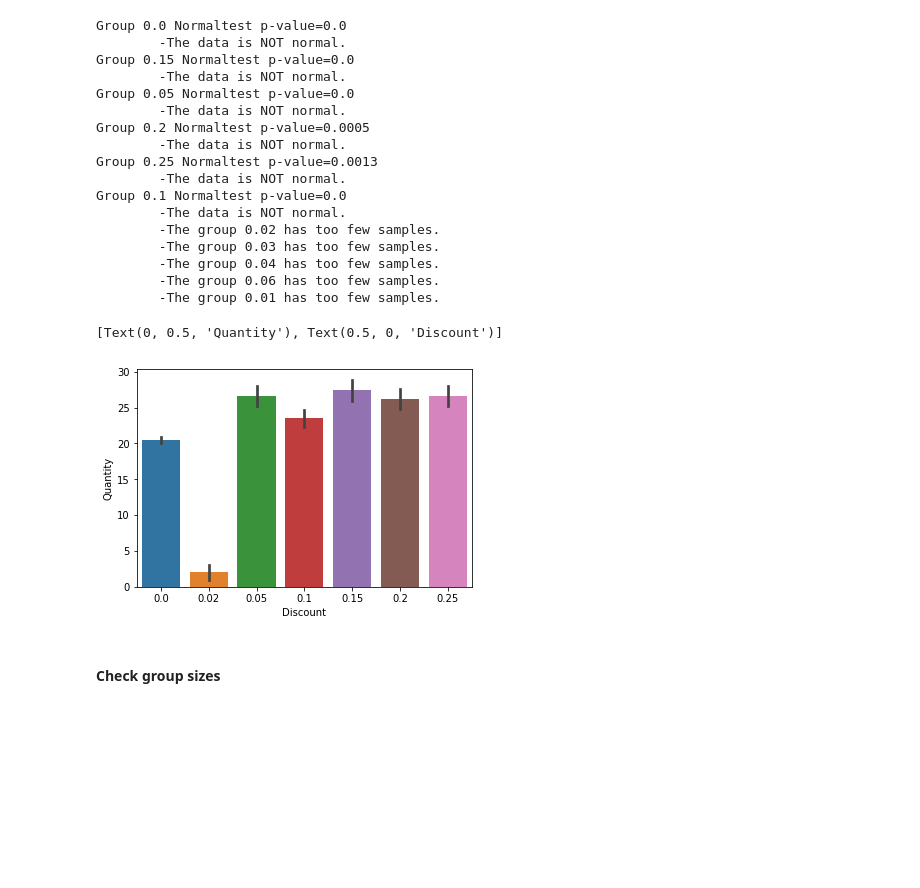
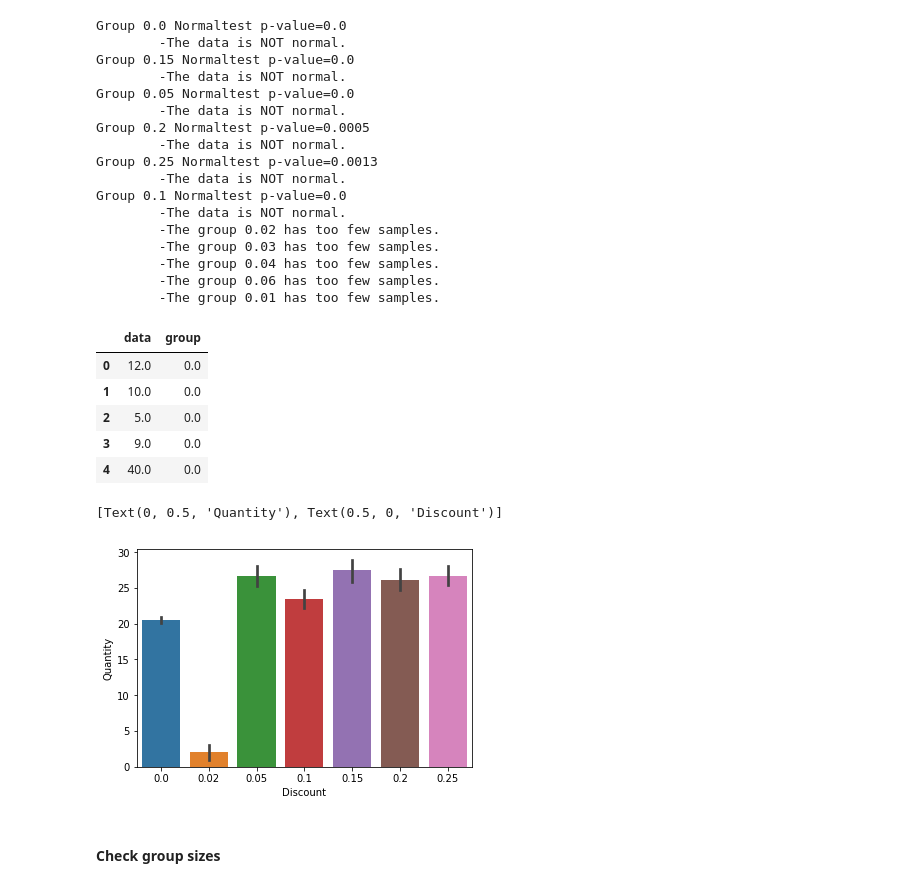
Before and after one commit to Sue-Mir/Module2_Project_Hypothesis_Testing, a Jupyter notebook: Student_Hypothesis_I.ipynb, the cells around one changed output. Drawn from its saved outputs; the diff is of its cells as text; code cells hidden in the pictures; blank space fills up the shorter version.

```diff
--- a/Student_Hypothesis_I.ipynb
+++ b/Student_Hypothesis_I.ipynb
@@ -500,10 +500,16 @@ df_order_details = df_order_details[~all_outliers_combined]
 # %%
 from functions import prep_data_for_tukeys
 df_data = prep_data_for_tukeys(grps)
-df_data.head()
+display(df_data.head())
 ax = sns.barplot(data = df_data, x="group", y="data", ci=68)
 ax.set(xlabel = "Discount", ylabel = "Quantity")
 # %% [output]
+|  | data | group |
+| 0 | 12.0 | 0.0 |
+| 1 | 10.0 | 0.0 |
+| 2 | 5.0 | 0.0 |
+| 3 | 9.0 | 0.0 |
+| 4 | 40.0 | 0.0 |
 [Text(0, 0.5, 'Quantity'), Text(0.5, 0, 'Discount')]
 [figure]
 # %% [markdown]
```
Also changed, not shown: parts of 1 cell of this notebook.
